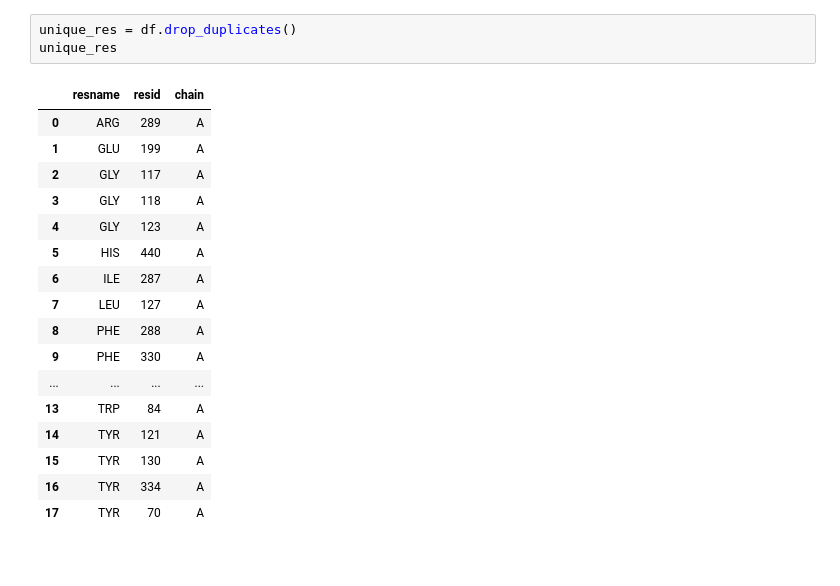
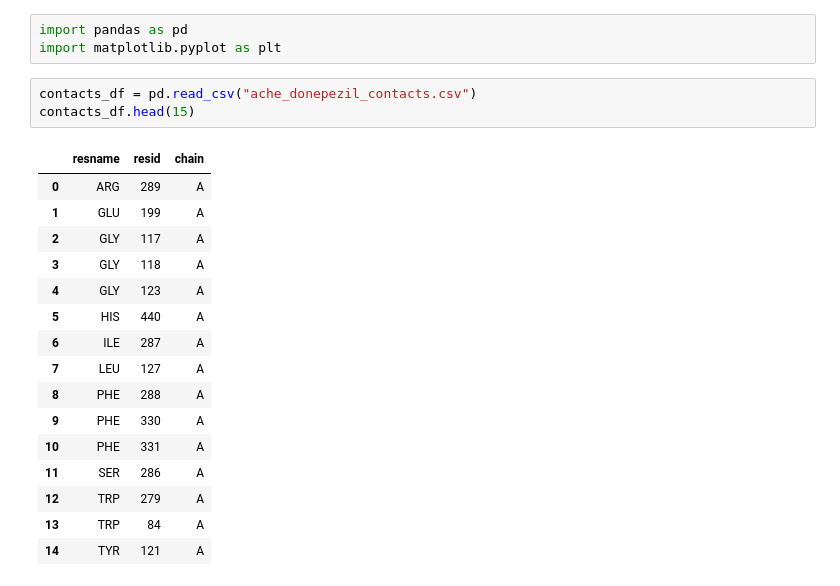
Before and after one commit to kubrayill/ache-donepezil-docking, a Jupyter notebook: analysis/analysis.ipynb, the cells around one changed output. Drawn from its saved outputs; the diff is of its cells as text; blank space fills up the shorter version.

```diff
--- a/analysis/analysis.ipynb
+++ b/analysis/analysis.ipynb
@@ -24,21 +1,23 @@ df
-# %%
-unique_res = df.drop_duplicates()
-unique_res
-# %% [output]
-|  | resname | resid | chain |
-| 0 | ARG | 289 | A |
-| 1 | GLU | 199 | A |
-| 2 | GLY | 117 | A |
-| 3 | GLY | 118 | A |
-| 4 | GLY | 123 | A |
-| 5 | HIS | 440 | A |
-| 6 | ILE | 287 | A |
-| 7 | LEU | 127 | A |
-| 8 | PHE | 288 | A |
-| 9 | PHE | 330 | A |
-| ... | ... | ... | ... |
-| 13 | TRP | 84 | A |
-| 14 | TYR | 121 | A |
-| 15 | TYR | 130 | A |
-| 16 | TYR | 334 | A |
-| 17 | TYR | 70 | A |
+# %%
+import pandas as pd
+import matplotlib.pyplot as plt
+# %%
+contacts_df = pd.read_csv("ache_donepezil_contacts.csv")
+contacts_df.head(15)
+# %% [output]
+|  | resname | resid | chain |
+| 0 | ARG | 289 | A |
+| 1 | GLU | 199 | A |
+| 2 | GLY | 117 | A |
+| 3 | GLY | 118 | A |
+| 4 | GLY | 123 | A |
+| 5 | HIS | 440 | A |
+| 6 | ILE | 287 | A |
+| 7 | LEU | 127 | A |
+| 8 | PHE | 288 | A |
+| 9 | PHE | 330 | A |
+| 10 | PHE | 331 | A |
+| 11 | SER | 286 | A |
+| 12 | TRP | 279 | A |
+| 13 | TRP | 84 | A |
+| 14 | TYR | 121 | A |
```
Also changed, not shown: parts of 6 cells of this notebook, 3 other files.
